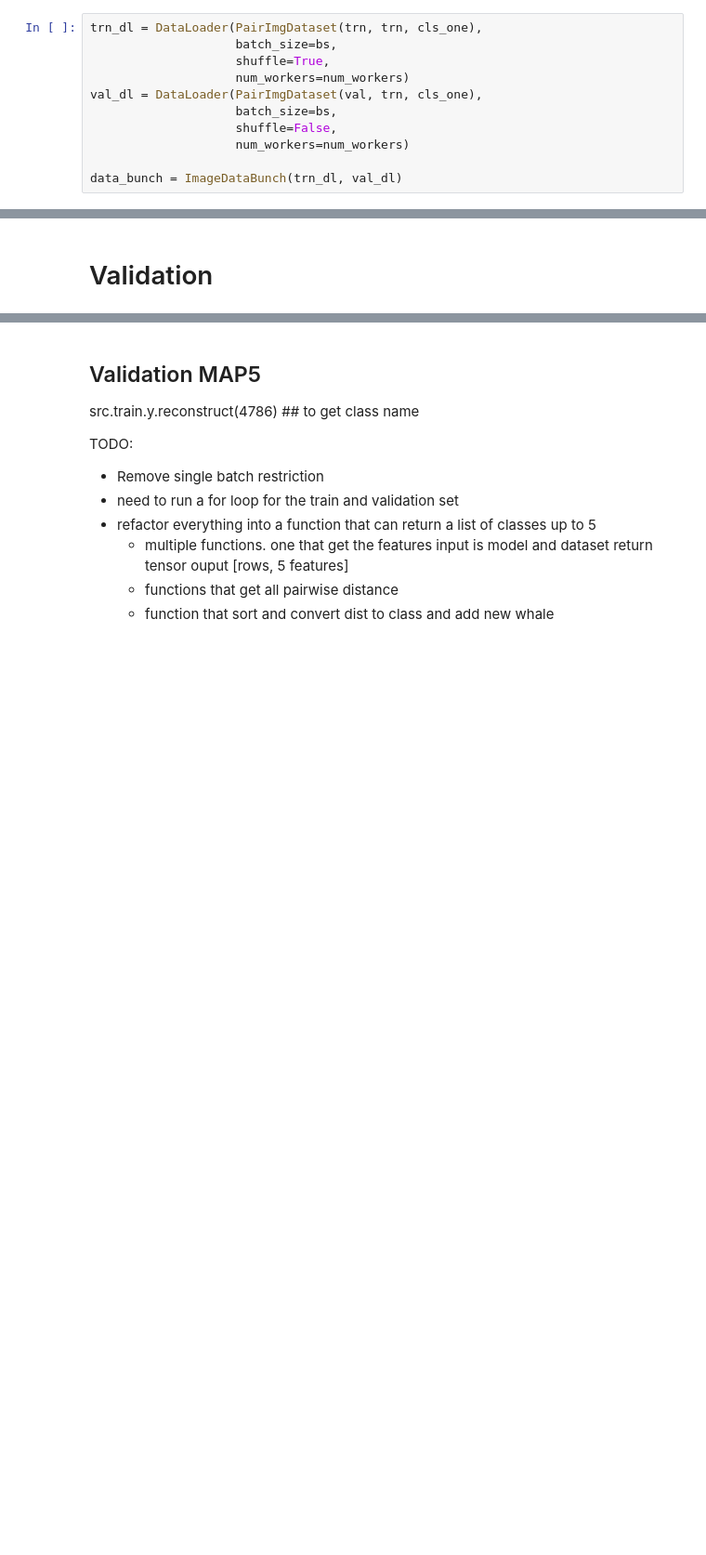
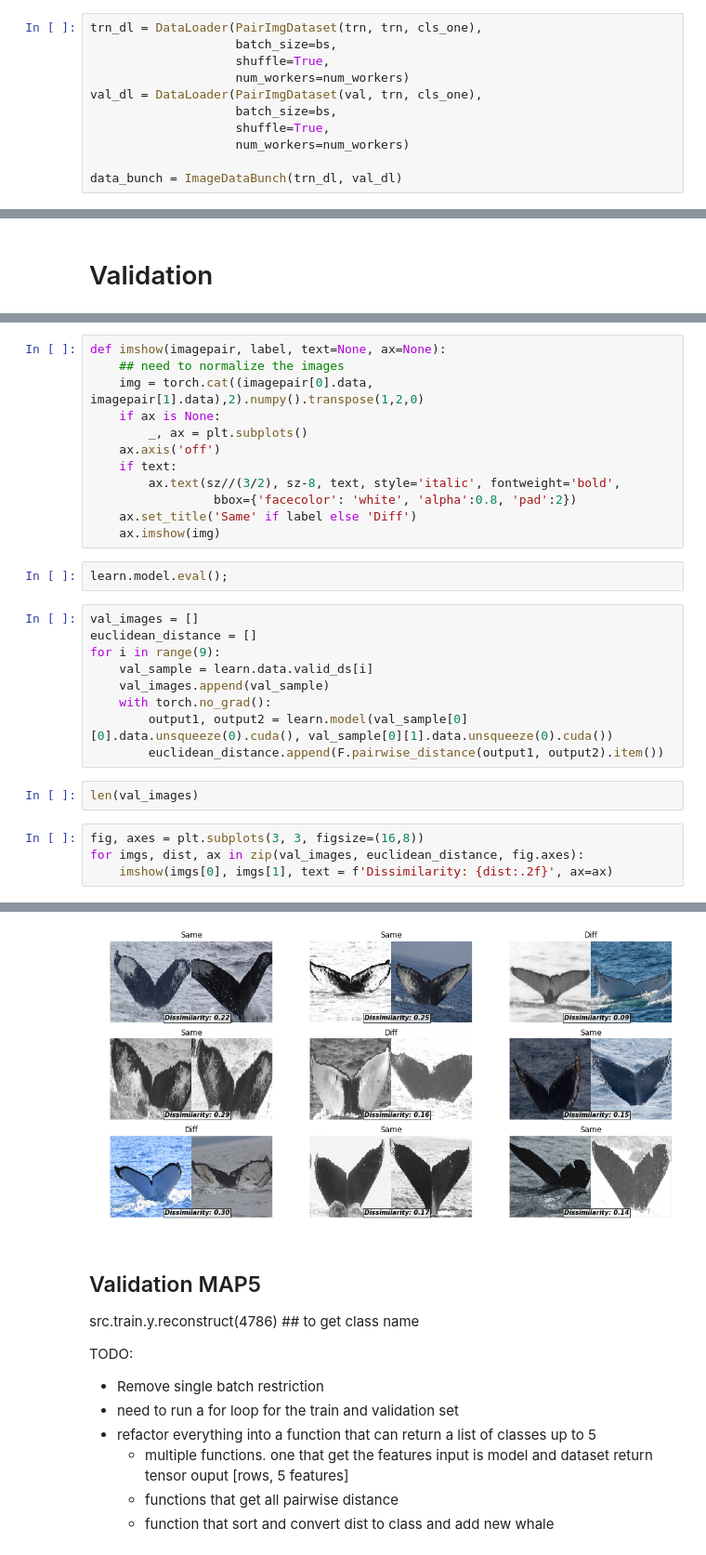
Before and after one commit to jachen36/humpback_kaggle, a Jupyter notebook: siamese_network.ipynb, the cells around one changed output, grey strips where cells are left out. Shown at 93% size. Saved outputs shown, nothing was run; the diff lists cells and outputs as text; blank space fills up the shorter version.

Commit message:
Created script to plot images and their dissamilarity values

```diff
--- a/siamese_network.ipynb
+++ b/siamese_network.ipynb
@@ -222,7 +223,7 @@ trn_dl = DataLoader(PairImgDataset(trn, trn, cls_one),
                     num_workers=num_workers)
 val_dl = DataLoader(PairImgDataset(val, trn, cls_one),
                     batch_size=bs,
-                    shuffle=False,
+                    shuffle=True,
                     num_workers=num_workers)
 
 data_bunch = ImageDataBunch(trn_dl, val_dl)
@@ -301,0 +296,30 @@ TODO: Create a plotting of the result with dissimlariyt value.
+# %%
+def imshow(imagepair, label, text=None, ax=None):
+    ## need to normalize the images
+    img = torch.cat((imagepair[0].data, imagepair[1].data),2).numpy().transpose(1,2,0)
+    if ax is None:
+        _, ax = plt.subplots()
+    ax.axis('off')
+    if text:
+        ax.text(sz//(3/2), sz-8, text, style='italic', fontweight='bold',
+                 bbox={'facecolor': 'white', 'alpha':0.8, 'pad':2})
+    ax.set_title('Same' if label else 'Diff')
+    ax.imshow(img)
+# %%
+learn.model.eval();
+# %%
+val_images = []
+euclidean_distance = []
+for i in range(9):
+    val_sample = learn.data.valid_ds[i]
+    val_images.append(val_sample)
+    with torch.no_grad():
+        output1, output2 = learn.model(val_sample[0][0].data.unsqueeze(0).cuda(), val_sample[0][1].data.unsqueeze(0).cuda())
+        euclidean_distance.append(F.pairwise_distance(output1, output2).item())
+# %%
+len(val_images)
+# %%
+fig, axes = plt.subplots(3, 3, figsize=(16,8))
+for imgs, dist, ax in zip(val_images, euclidean_distance, fig.axes):
+    imshow(imgs[0], imgs[1], text = f'Dissimilarity: {dist:.2f}', ax=ax)
+# %% [output]
@@ -302,3 +335,4 @@ TODO: Create a plotting of the result with dissimlariyt value.
+[figure, added]
 # %% [markdown]
 ## Validation MAP5
 
```
Also changed, not shown: parts of 8 cells of this notebook.
